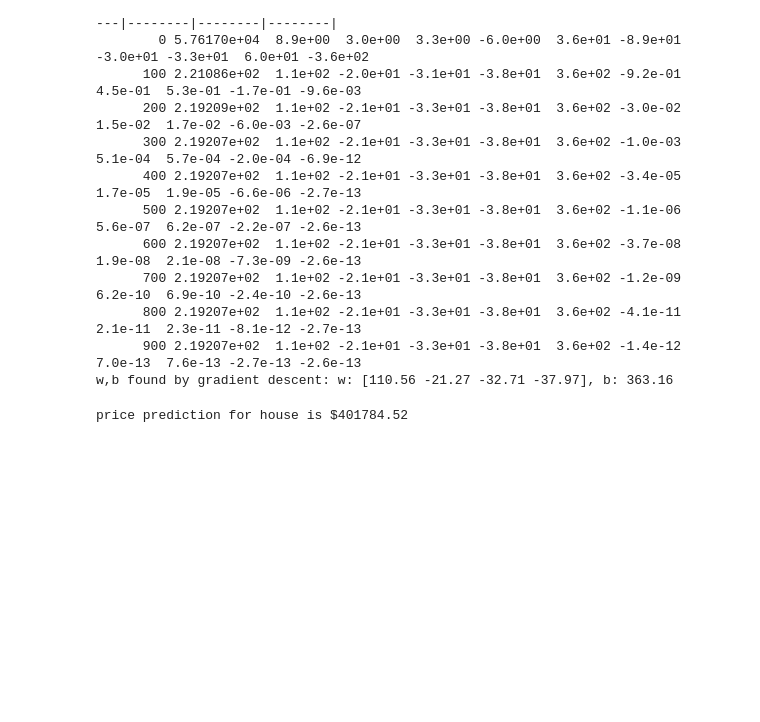
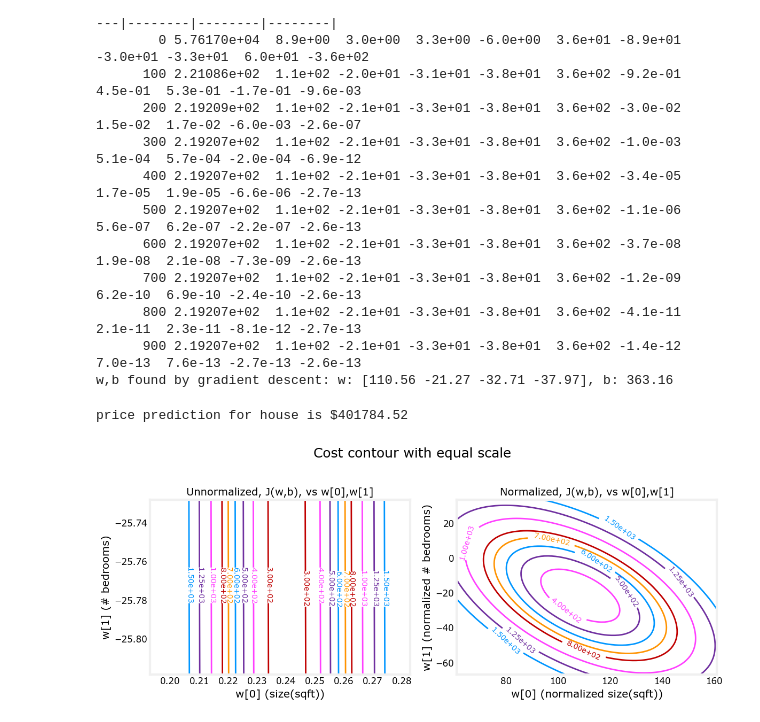
Before and after one commit to lochuung/machine-learning-lab, a Jupyter notebook: 1-Supervised-Learning/2_Z_Score_Feature_Scaling.ipynb, the cells around one changed output. Saved outputs shown, nothing was run; the diff lists cells and outputs as text; code cells hidden in the pictures; blank space fills up the shorter version.

```diff
--- a/1-Supervised-Learning/2_Z_Score_Feature_Scaling.ipynb
+++ b/1-Supervised-Learning/2_Z_Score_Feature_Scaling.ipynb
@@ -113,3 +114,7 @@ price = np.dot(x_house_norm, w_norm) + b_norm
 print(f"price prediction for house is ${price*1000:.2f}")
 # %% [output]
 price prediction for house is $401784.52
+# %%
+plt_equal_scale(X_train, X_norm, y_train)
+# %% [output]
+[figure, added]
```
Also changed, not shown: parts of 1 cell of this notebook, 1 other file.
